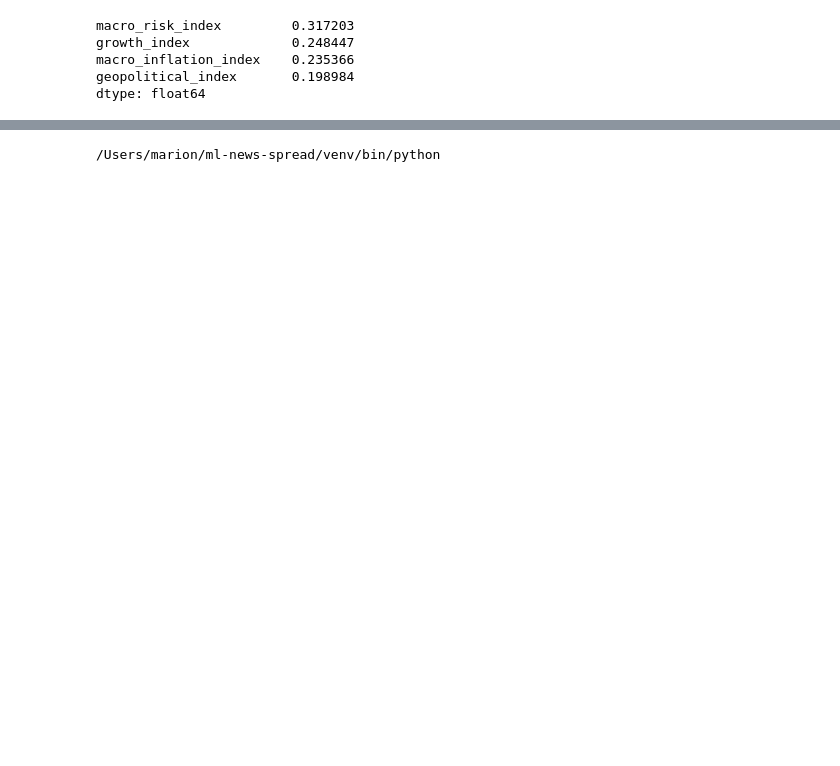
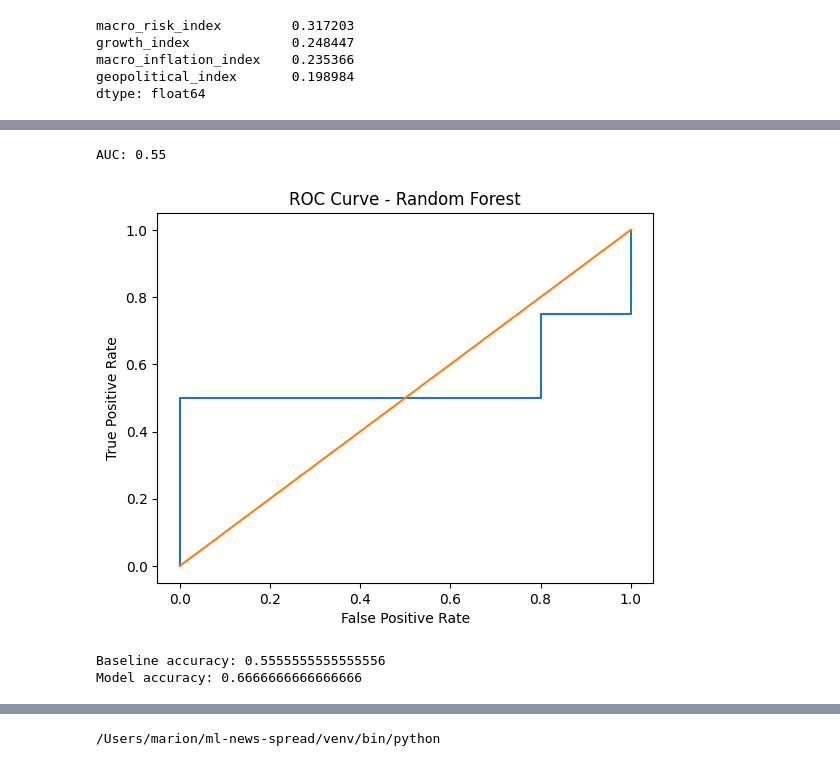
Before and after one commit to MarionSrl/ml-news-spread, a Jupyter notebook: notebooks/01_data_collection.ipynb, the cells around one changed output, grey strips where cells are left out. Cells and saved outputs as stored; diff of their text form; code cells hidden in the pictures; blank space fills up the shorter version.

```diff
--- a/notebooks/01_data_collection.ipynb
+++ b/notebooks/01_data_collection.ipynb
@@ -464,0 +382,41 @@ dtype: float64
+# %%
+# ROC Curve + AUC
+from sklearn.metrics import roc_curve, roc_auc_score
+import matplotlib.pyplot as plt
+
+# Probabilités
+y_proba = model.predict_proba(X_test)[:, 1]
+
+# AUC
+auc_score = roc_auc_score(y_test, y_proba)
+print("AUC:", auc_score)
+
+# Courbe ROC
+fpr, tpr, thresholds = roc_curve(y_test, y_proba)
+
+plt.figure()
+plt.plot(fpr, tpr)
+plt.plot([0,1], [0,1])
+plt.title("ROC Curve - Random Forest")
+plt.xlabel("False Positive Rate")
+plt.ylabel("True Positive Rate")
+plt.show()
+# %% [output]
+AUC: 0.55
+[figure, added]
+# %%
+# baseline naif
+import numpy as np
+from sklearn.metrics import accuracy_score
+
+# Baseline : toujours prédire 0 (spread baisse)
+y_baseline = np.zeros_like(y_test)
+
+baseline_accuracy = accuracy_score(y_test, y_baseline)
+model_accuracy = accuracy_score(y_test, y_pred)
+
+print("Baseline accuracy:", baseline_accuracy)
+print("Model accuracy:", model_accuracy)
+# %% [output]
+Baseline accuracy: 0.5555555555555556
+Model accuracy: 0.6666666666666666
```
Also changed, not shown: parts of 17 cells of this notebook, 2 other files.
